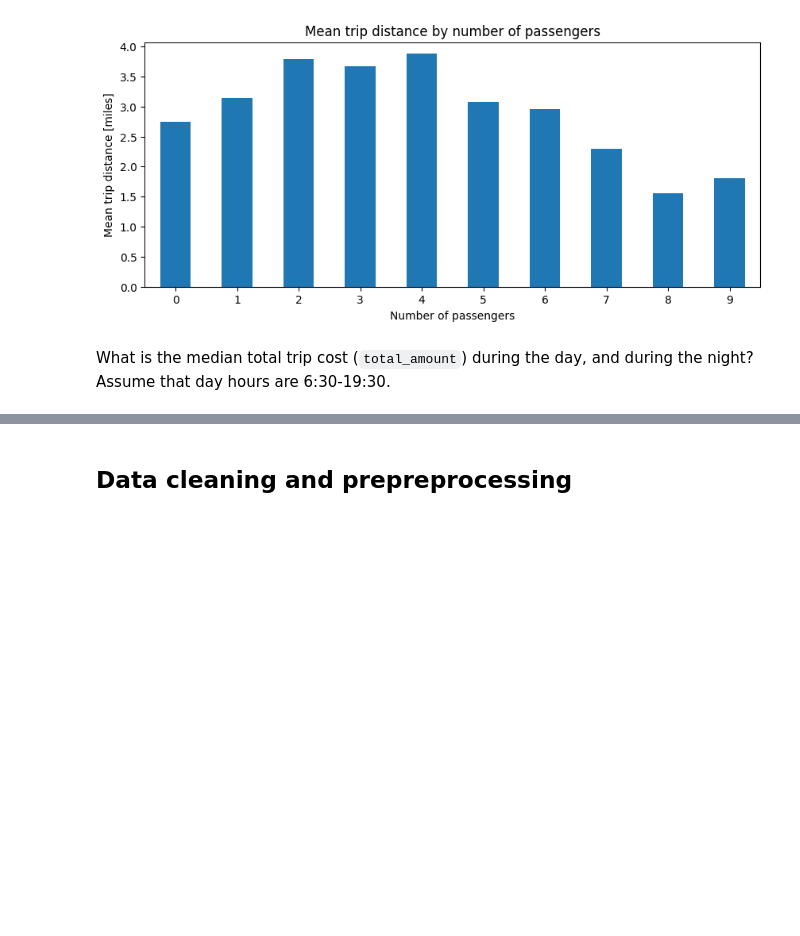
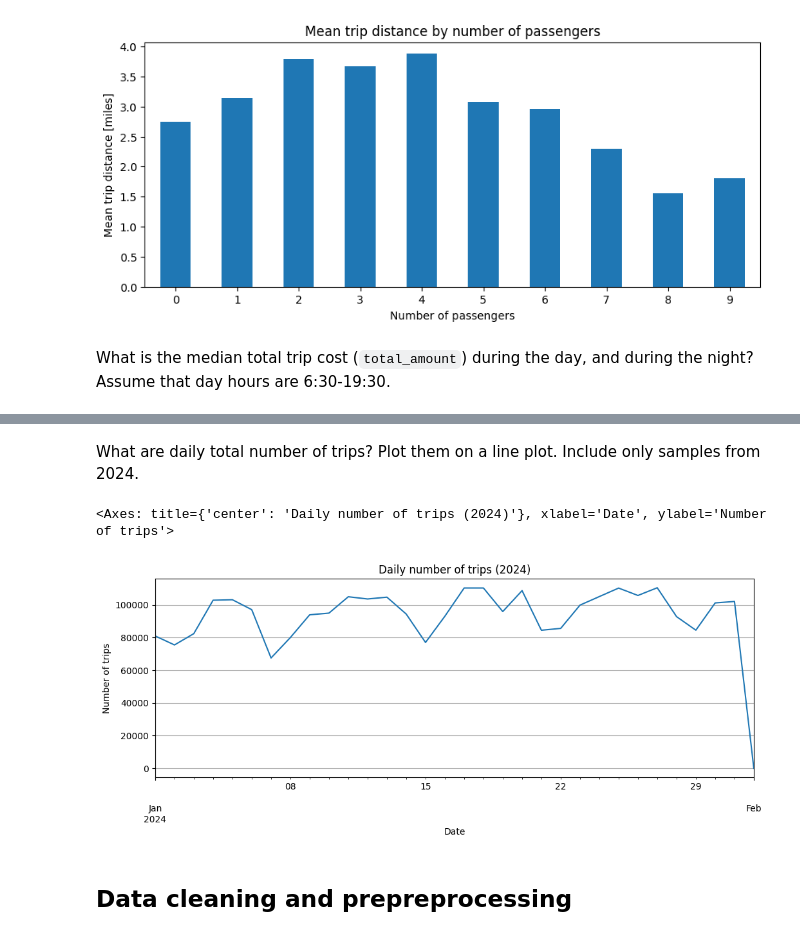
Before and after one commit to mlops-agh/lab03-polars, a Jupyter notebook: notebook_polars.ipynb, the cells around one changed output, grey strips where cells are left out. Saved outputs shown, nothing was run; the diff lists cells and outputs as text; code cells hidden in the pictures; blank space fills up the shorter version.

```diff
--- a/notebook_polars.ipynb
+++ b/notebook_polars.ipynb
@@ -656,3 +758,27 @@ What is the median total trip cost (`total_amount`) during the day, and during t
+# %% [markdown]
+What are daily total number of trips? Plot them on a line plot. Include only samples from 2024.
+# %%
+(
+    df.filter(pl.col("tpep_pickup_datetime").dt.year() == 2024)
+    .sort("tpep_pickup_datetime")
+    .group_by_dynamic("tpep_pickup_datetime", every="1d")
+    .agg(pl.len().alias("n_trips"))
+    .to_pandas()
+    .plot(
+        kind="line",
+        x="tpep_pickup_datetime",
+        y="n_trips",
+        figsize=(12, 4),
+        title="Daily number of trips (2024)",
+        xlabel="Date",
+        ylabel="Number of trips",
+        legend=False,
+        grid=True,
+    )
+)
+# %% [output]
+<Axes: title={'center': 'Daily number of trips (2024)'}, xlabel='Date', ylabel='Number of trips'>
+[figure, added]
 # %% [markdown]
 ## Data cleaning and prepreprocessing
 # %% [markdown]
```
Also changed, not shown: parts of 28 cells of this notebook.
